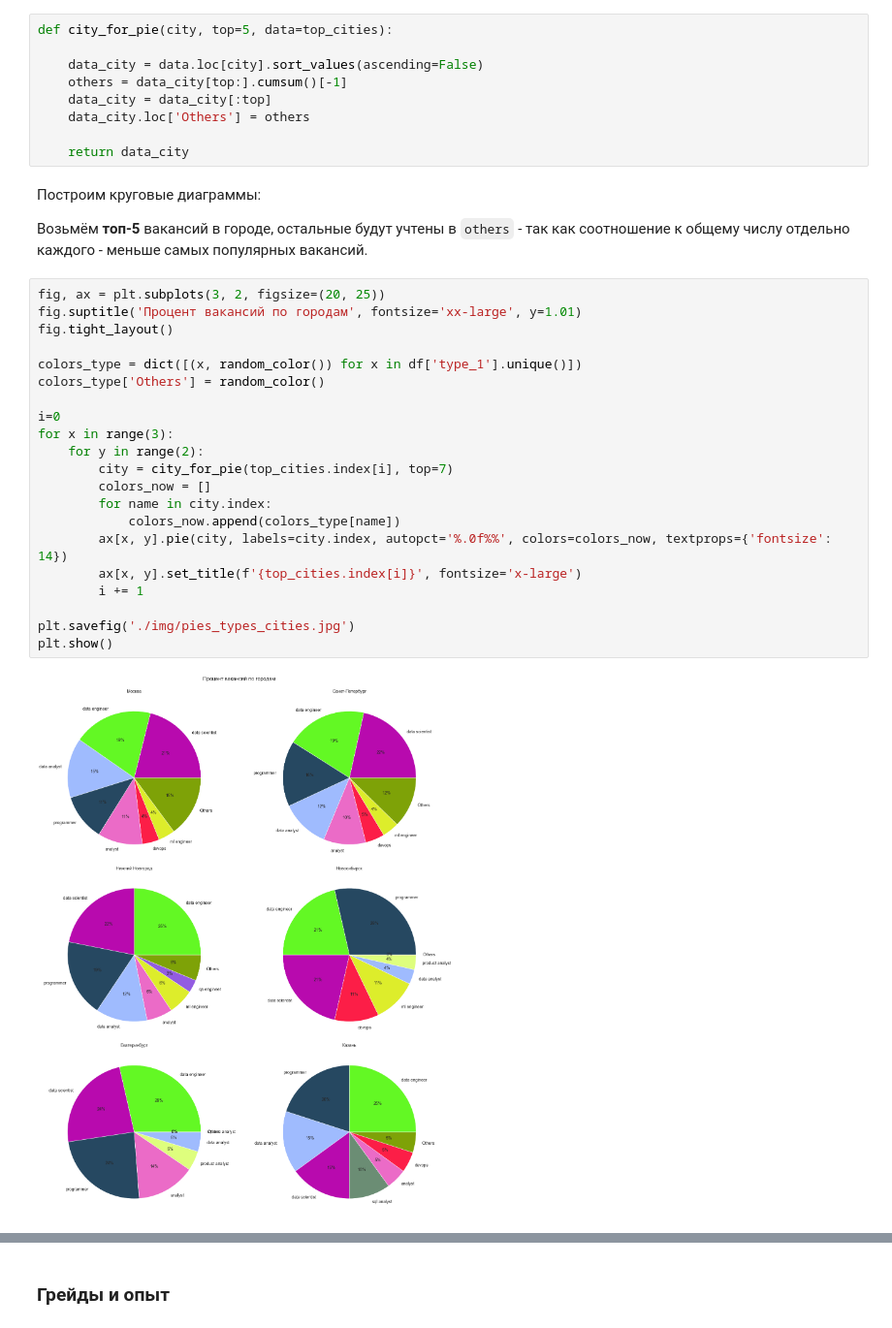
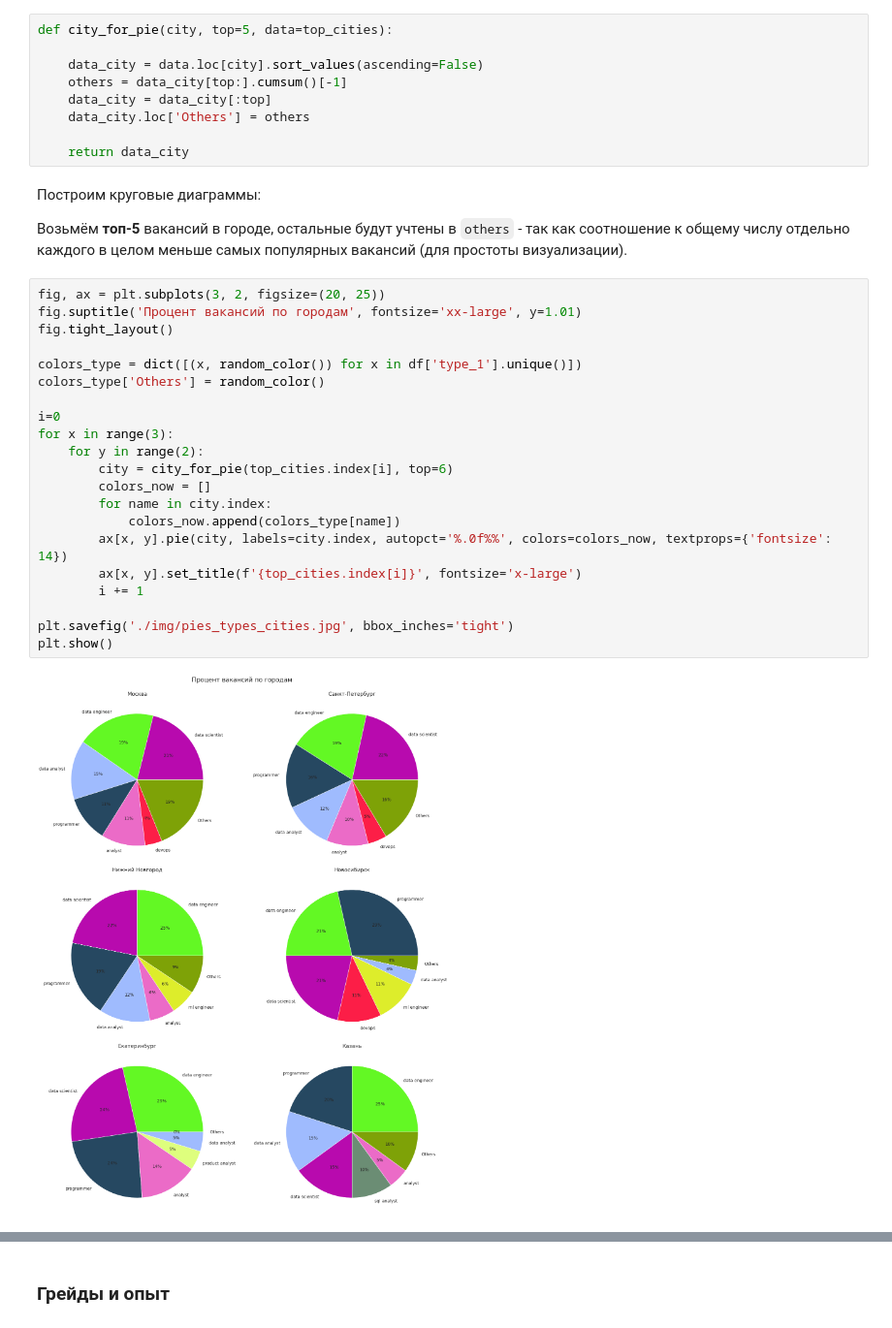
Before and after one commit to KirillErokhin/hh_parser, a Jupyter notebook: hh_dp_EDA.ipynb, the cells around one changed output, grey strips where cells are left out. Shown at 97% size. Cells and saved outputs as stored; diff of their text form.

```diff
--- a/hh_dp_EDA.ipynb
+++ b/hh_dp_EDA.ipynb
@@ -494,30 +505,30 @@ def city_for_pie(city, top=5, data=top_cities):
 # %% [markdown]
 Построим круговые диаграммы:
 
-Возьмём **топ-5** вакансий в городе, остальные будут учтены в `others` - так как соотношение к общему числу отдельно каждого - меньше самых популярных вакансий.
+Возьмём **топ-5** вакансий в городе, остальные будут учтены в `others` - так как соотношение к общему числу отдельно каждого в целом меньше самых популярных вакансий (для простоты визуализации).
 # %%
 fig, ax = plt.subplots(3, 2, figsize=(20, 25))
 fig.suptitle('Процент вакансий по городам', fontsize='xx-large', y=1.01)
 fig.tight_layout()
 
 colors_type = dict([(x, random_color()) for x in df['type_1'].unique()])
 colors_type['Others'] = random_color()
 
 i=0
 for x in range(3):
     for y in range(2):
-        city = city_for_pie(top_cities.index[i], top=7)
+        city = city_for_pie(top_cities.index[i], top=6)
         colors_now = []
         for name in city.index:
             colors_now.append(colors_type[name])
         ax[x, y].pie(city, labels=city.index, autopct='%.0f%%', colors=colors_now, textprops={'fontsize': 14})
         ax[x, y].set_title(f'{top_cities.index[i]}', fontsize='x-large')
         i += 1
 
-plt.savefig('./img/pies_types_cities.jpg')
+plt.savefig('./img/pies_types_cities.jpg', bbox_inches='tight')
 plt.show()
 # %% [output]
-[figure, old version]
+[figure, new version]
 # %% [markdown]
 Как видно, в двух наиболее крупных городах лидерами по поиску разделяют **четыре** типа:
 
```
Also changed, not shown: parts of 38 cells of this notebook.
